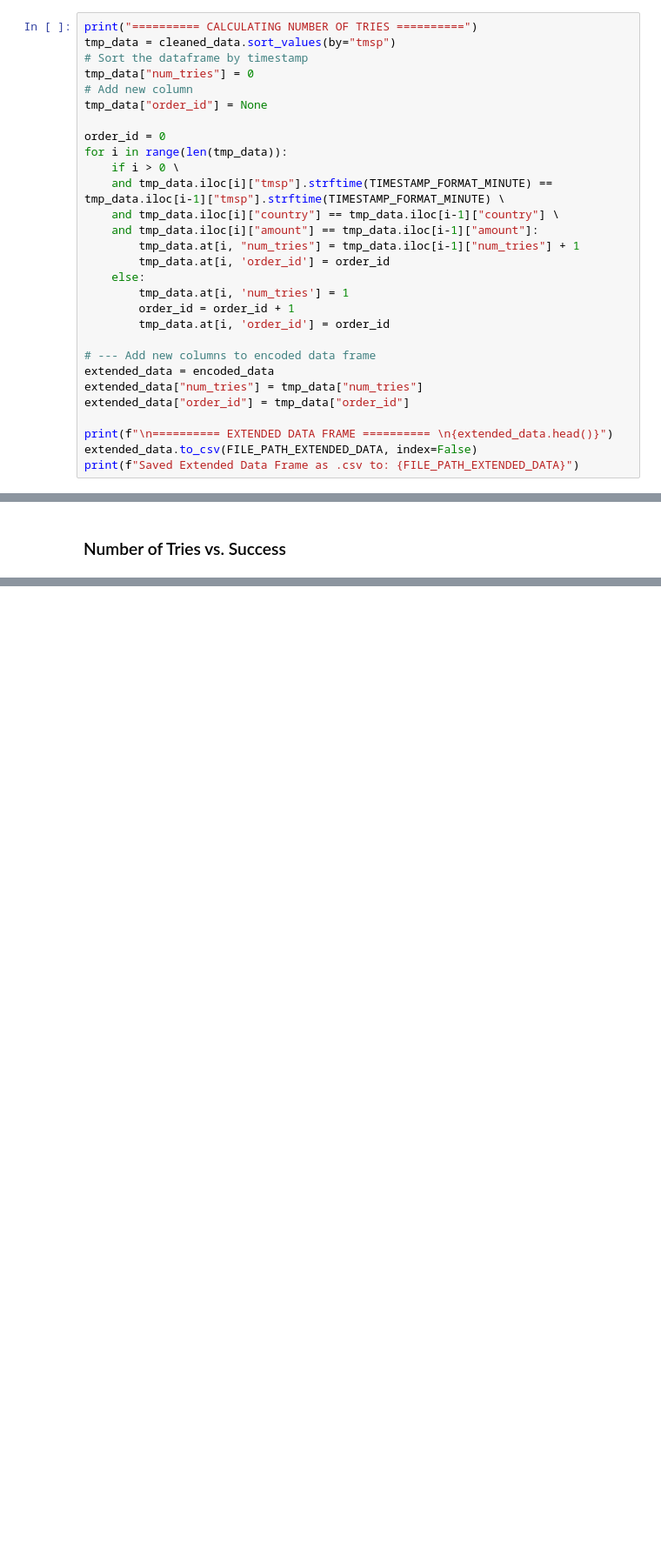
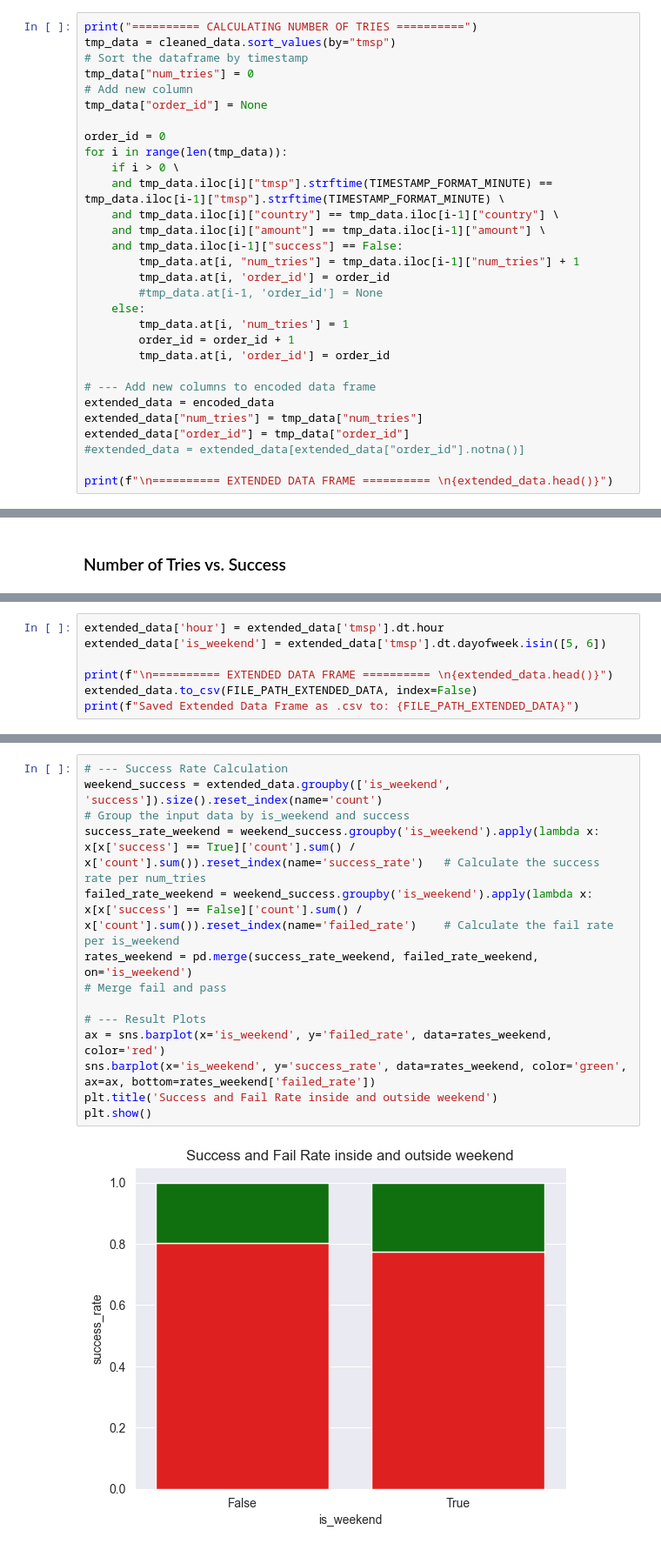
Before and after one commit to fxwest/DLMDWME01_Fallstudie, a Jupyter notebook: notebooks/02-wef-feature-engineering.ipynb, the cells around one changed output, grey strips where cells are left out. Shown at 87% size. Cells and saved outputs as stored; diff of their text form; blank space fills up the shorter version.

```diff
--- a/notebooks/02-wef-feature-engineering.ipynb
+++ b/notebooks/02-wef-feature-engineering.ipynb
@@ -48,8 +49,8 @@ Cleaned Data loaded from Excel:
 ### Number of Tries
 # %%
 print("========== CALCULATING NUMBER OF TRIES ==========")
-tmp_data = cleaned_data.sort_values(by="tmsp")                                               # Sort the dataframe by timestamp
-tmp_data["num_tries"] = 0                                                                  # Add new column
+tmp_data = cleaned_data.sort_values(by="tmsp")                                                  # Sort the dataframe by timestamp
+tmp_data["num_tries"] = 0                                                                       # Add new column
 tmp_data["order_id"] = None
 
 order_id = 0
@@ -57,9 +58,11 @@ for i in range(len(tmp_data)):
     if i > 0 \
     and tmp_data.iloc[i]["tmsp"].strftime(TIMESTAMP_FORMAT_MINUTE) == tmp_data.iloc[i-1]["tmsp"].strftime(TIMESTAMP_FORMAT_MINUTE) \
     and tmp_data.iloc[i]["country"] == tmp_data.iloc[i-1]["country"] \
-    and tmp_data.iloc[i]["amount"] == tmp_data.iloc[i-1]["amount"]:
+    and tmp_data.iloc[i]["amount"] == tmp_data.iloc[i-1]["amount"] \
+    and tmp_data.iloc[i-1]["success"] == False:
         tmp_data.at[i, "num_tries"] = tmp_data.iloc[i-1]["num_tries"] + 1
         tmp_data.at[i, 'order_id'] = order_id
+        #tmp_data.at[i-1, 'order_id'] = None
     else:
         tmp_data.at[i, 'num_tries'] = 1
         order_id = order_id + 1
@@ -69,10 +72,9 @@ for i in range(len(tmp_data)):
 extended_data = encoded_data
 extended_data["num_tries"] = tmp_data["num_tries"]
 extended_data["order_id"] = tmp_data["order_id"]
+#extended_data = extended_data[extended_data["order_id"].notna()]
 
 print(f"\n========== EXTENDED DATA FRAME ========== \n{extended_data.head()}")
-extended_data.to_csv(FILE_PATH_EXTENDED_DATA, index=False)
-print(f"Saved Extended Data Frame as .csv to: {FILE_PATH_EXTENDED_DATA}")
 # %% [output]
 ========== CALCULATING NUMBER OF TRIES ==========
 
@@ -109,0 +114,7 @@ plt.show()
+# %%
+extended_data['hour'] = extended_data['tmsp'].dt.hour
+extended_data['is_weekend'] = extended_data['tmsp'].dt.dayofweek.isin([5, 6])
+
+print(f"\n========== EXTENDED DATA FRAME ========== \n{extended_data.head()}")
+extended_data.to_csv(FILE_PATH_EXTENDED_DATA, index=False)
+print(f"Saved Extended Data Frame as .csv to: {FILE_PATH_EXTENDED_DATA}")
@@ -109,0 +141,14 @@ plt.show()
+# %%
+# --- Success Rate Calculation
+weekend_success = extended_data.groupby(['is_weekend', 'success']).size().reset_index(name='count')                                                                           # Group the input data by is_weekend and success
+success_rate_weekend = weekend_success.groupby('is_weekend').apply(lambda x: x[x['success'] == True]['count'].sum() / x['count'].sum()).reset_index(name='success_rate')   # Calculate the success rate per num_tries
+failed_rate_weekend = weekend_success.groupby('is_weekend').apply(lambda x: x[x['success'] == False]['count'].sum() / x['count'].sum()).reset_index(name='failed_rate')    # Calculate the fail rate per is_weekend
+rates_weekend = pd.merge(success_rate_weekend, failed_rate_weekend, on='is_weekend')                                                                                       # Merge fail and pass
+
+# --- Result Plots
+ax = sns.barplot(x='is_weekend', y='failed_rate', data=rates_weekend, color='red')
+sns.barplot(x='is_weekend', y='success_rate', data=rates_weekend, color='green', ax=ax, bottom=rates_weekend['failed_rate'])
+plt.title('Success and Fail Rate inside and outside weekend')
+plt.show()
+# %% [output]
+[figure, added]
```
Also changed, not shown: parts of 11 cells of this notebook, 11 other files.
